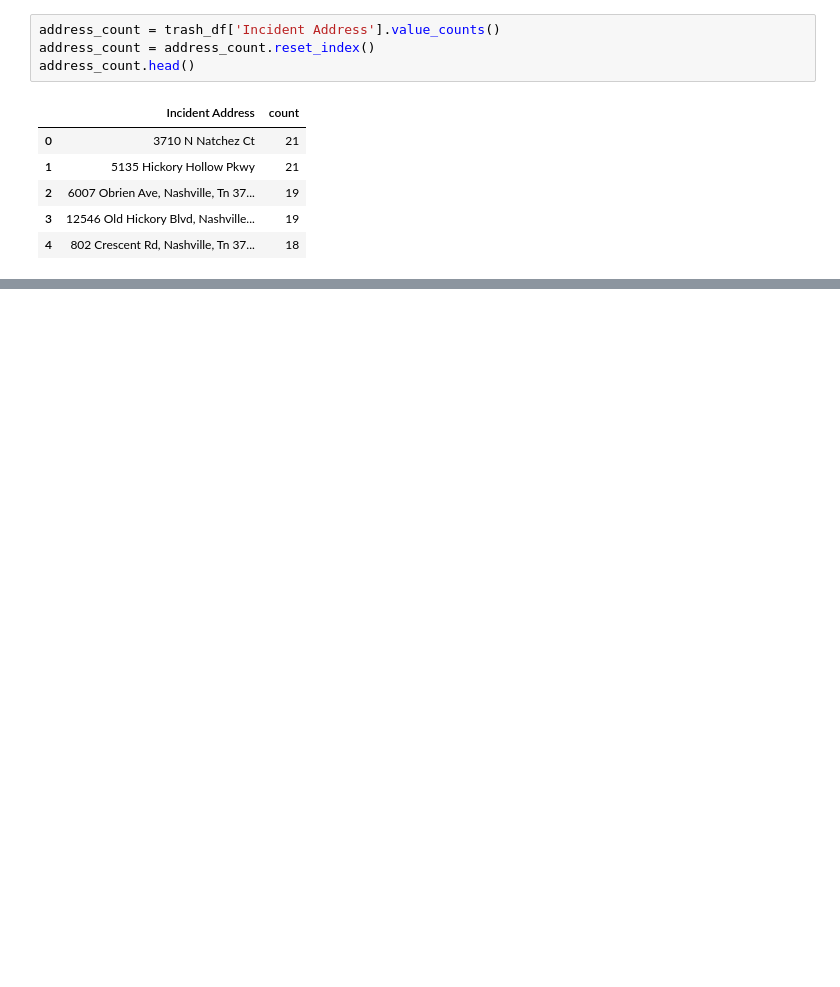
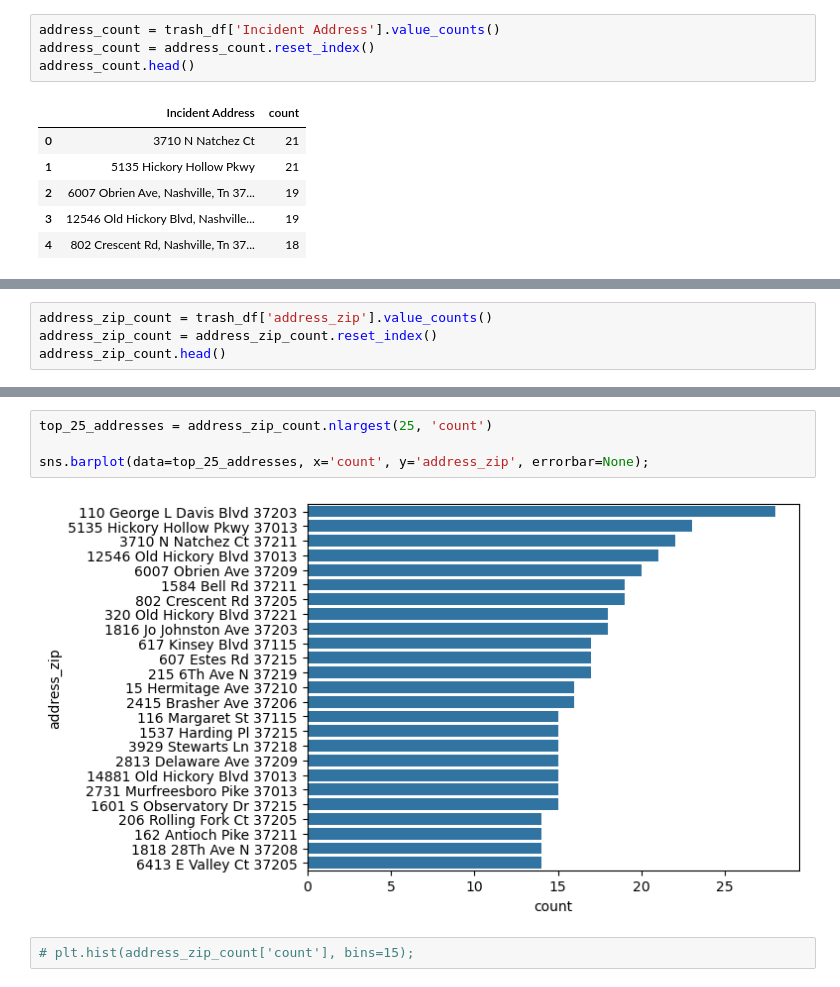
Before and after one commit to NSS-Data-Analytics-Cohort-17/trash-haulers-japan, a Jupyter notebook: scripts/trash_project_Tom.ipynb, the cells around one changed output, grey strips where cells are left out. Saved outputs shown, nothing was run; the diff lists cells and outputs as text; blank space fills up the shorter version.

```diff
--- a/scripts/trash_project_Tom.ipynb
+++ b/scripts/trash_project_Tom.ipynb
@@ -363,0 +244,4 @@ not_missed_desc
+# %%
+address_zip_count = trash_df['address_zip'].value_counts()
+address_zip_count = address_zip_count.reset_index()
+address_zip_count.head()
@@ -363,0 +255,8 @@ not_missed_desc
+# %%
+top_25_addresses = address_zip_count.nlargest(25, 'count')
+
+sns.barplot(data=top_25_addresses, x='count', y='address_zip', errorbar=None);
+# %% [output]
+[figure, added]
+# %%
+# plt.hist(address_zip_count['count'], bins=15);
```
Also changed, not shown: parts of 49 cells of this notebook, 4 other files.
